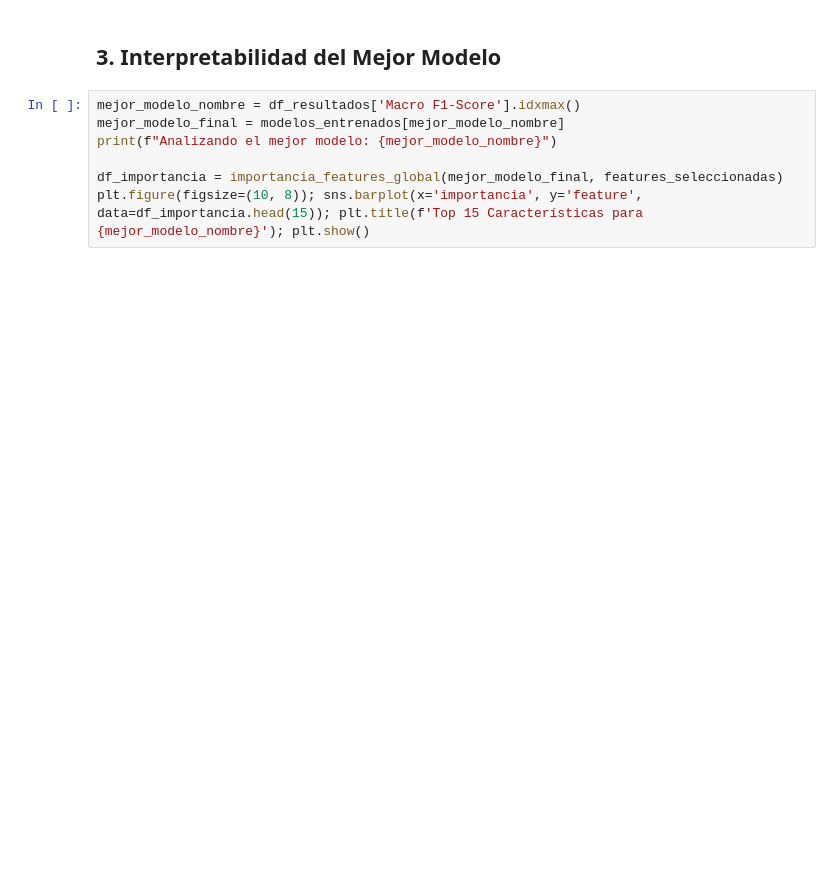
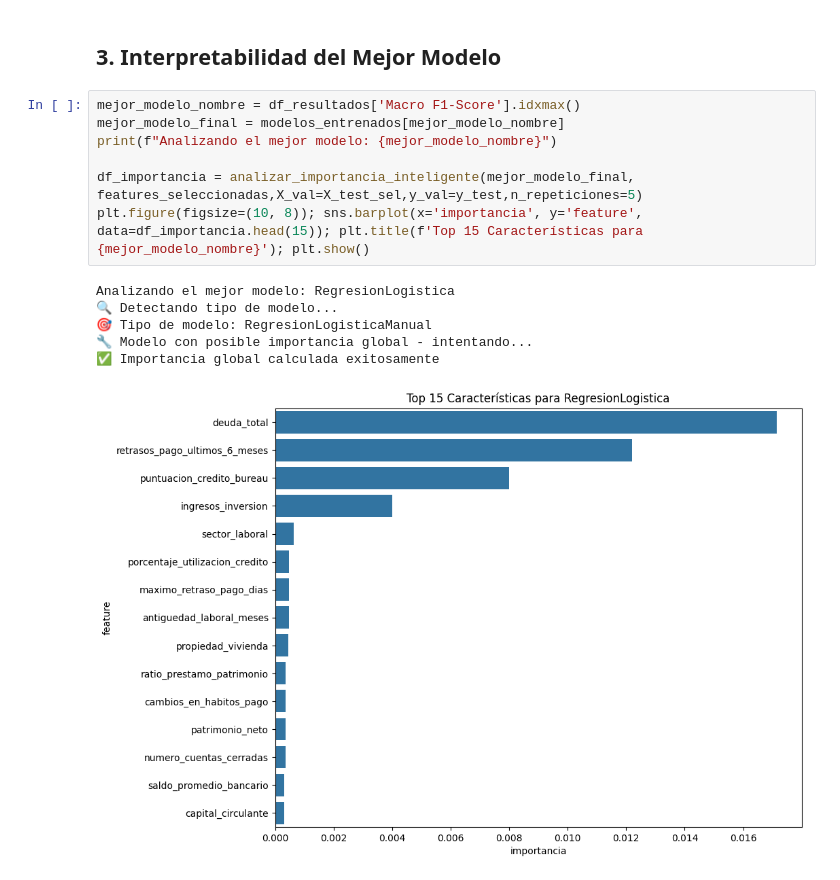
Before and after one commit to ML-2025-2-UTEC/P1-Classification, a Jupyter notebook: notebooks/03_modelos_y_resultados.ipynb, the cells around one changed output. Drawn from its saved outputs; the diff is of its cells as text; blank space fills up the shorter version.

```diff
--- a/notebooks/03_modelos_y_resultados.ipynb
+++ b/notebooks/03_modelos_y_resultados.ipynb
@@ -240,7 +266,14 @@ Probando combinación 1/4: {'tasa_aprendizaje': 0.01, 'C': 1, 'epocas': 300}
 # %%
 mejor_modelo_nombre = df_resultados['Macro F1-Score'].idxmax()
 mejor_modelo_final = modelos_entrenados[mejor_modelo_nombre]
 print(f"Analizando el mejor modelo: {mejor_modelo_nombre}")
 
-df_importancia = importancia_features_global(mejor_modelo_final, features_seleccionadas)
+df_importancia = analizar_importancia_inteligente(mejor_modelo_final, features_seleccionadas,X_val=X_test_sel,y_val=y_test,n_repeticiones=5)
 plt.figure(figsize=(10, 8)); sns.barplot(x='importancia', y='feature', data=df_importancia.head(15)); plt.title(f'Top 15 Características para {mejor_modelo_nombre}'); plt.show()
+# %% [output]
+Analizando el mejor modelo: RegresionLogistica
+🔍 Detectando tipo de modelo...
+🎯 Tipo de modelo: RegresionLogisticaManual
+🔧 Modelo con posible importancia global - intentando...
+✅ Importancia global calculada exitosamente
+[figure, added]
```
Also changed, not shown: parts of 3 cells of this notebook, 2 other files.
